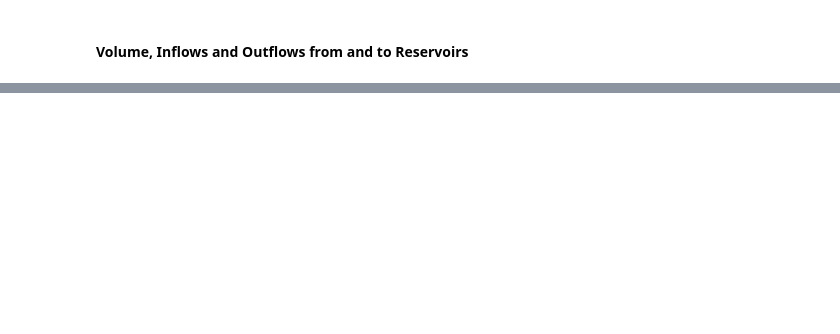
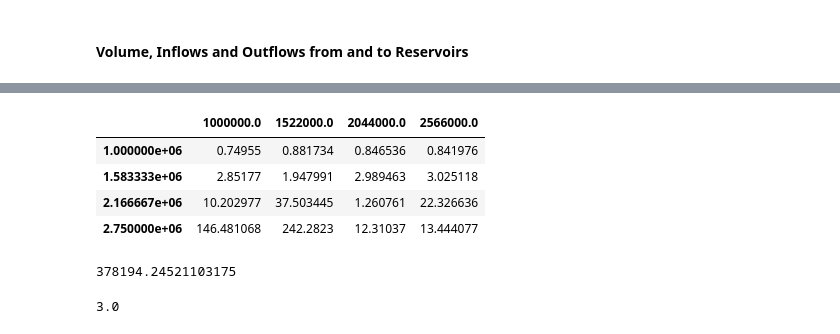
Before and after one commit to FredericWeiss/Seminar-Thesis, a Jupyter notebook: psh.ipynb, the cells around one changed output, grey strips where cells are left out. Drawn from its saved outputs; the diff is of its cells as text; code cells hidden in the pictures; blank space fills up the shorter version.

```diff
--- a/psh.ipynb
+++ b/psh.ipynb
@@ -910,0 +1043,8 @@ plt.savefig('Images/Volume.png')
+# %%
+times
+# %% [output]
+|  | 1000000.0 | 1522000.0 | 2044000.0 | 2566000.0 |
+| 1.000000e+06 | 0.74955 | 0.881734 | 0.846536 | 0.841976 |
+| 1.583333e+06 | 2.85177 | 1.947991 | 2.989463 | 3.025118 |
+| 2.166667e+06 | 10.202977 | 37.503445 | 1.260761 | 22.326636 |
+| 2.750000e+06 | 146.481068 | 242.2823 | 12.31037 | 13.444077 |
@@ -910,0 +1077,8 @@ plt.savefig('Images/Volume.png')
+# %%
+psh.objective_value
+# %% [output]
+378194.24521103175
+# %%
+np.sum([psh.ps_state_pump[i,k,t].solution_value for i in psh.reservoirs for k in psh.ps_affiliation[i] for t in psh.periods])
+# %% [output]
+3.0
```
Also changed, not shown: parts of 21 cells of this notebook, 4 other files.
